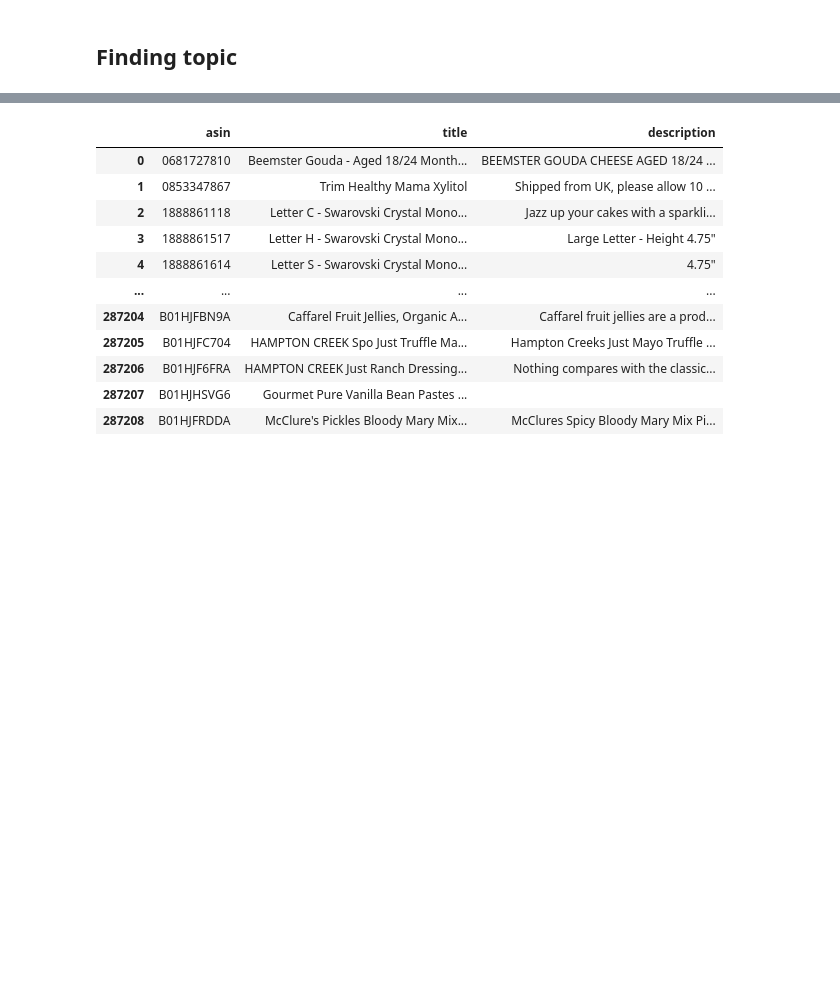
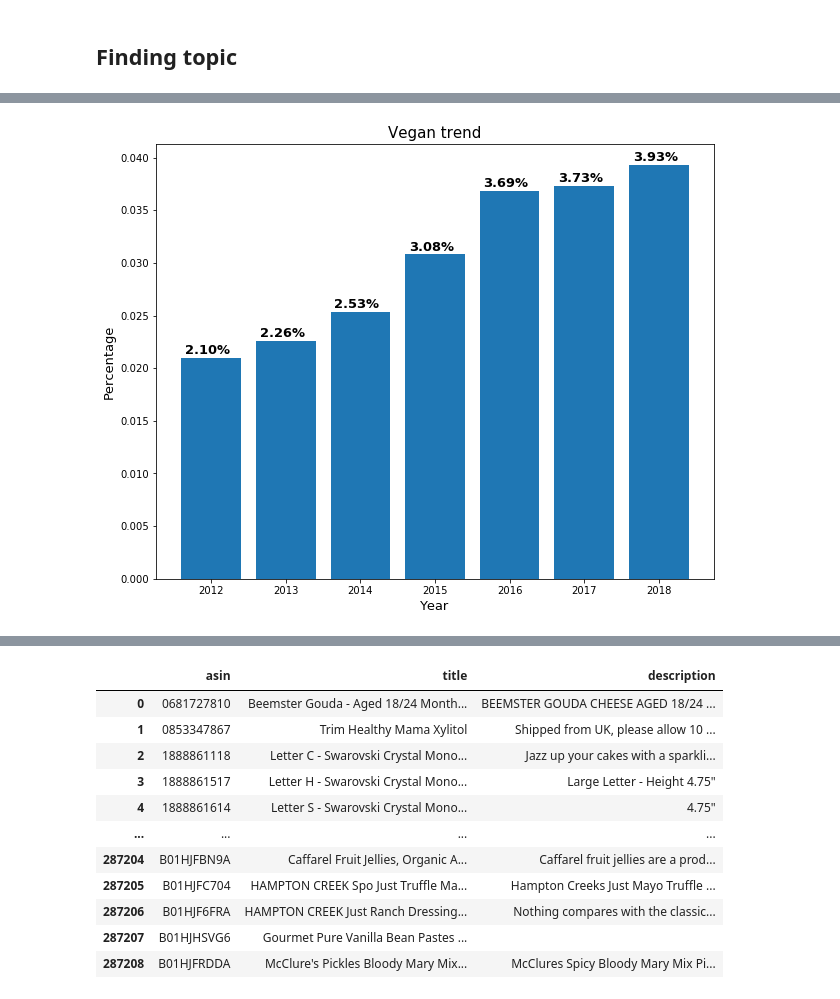
Before and after one commit to JulesssG/ADA-project, a Jupyter notebook: milestone_2.ipynb, the cells around one changed output, grey strips where cells are left out. Drawn from its saved outputs; the diff is of its cells as text; code cells hidden in the pictures; blank space fills up the shorter version.

```diff
--- a/milestone_2.ipynb
+++ b/milestone_2.ipynb
@@ -318,0 +492,4 @@ Nice! We can now proceed with the analysis!
+# %%
+plot_proportion_year(["vegan"], lemmatized, min_date="2012-01-01", max_date="2018-05-01", title="Vegan trend")
+# %% [output]
+[figure, added]
```
Also changed, not shown: parts of 54 cells of this notebook, 13 other files.
